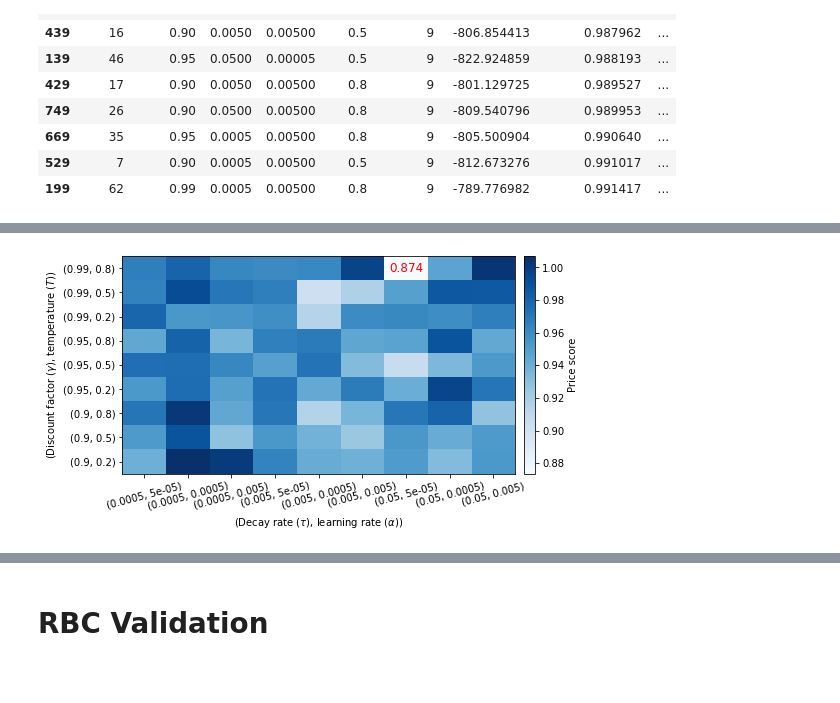
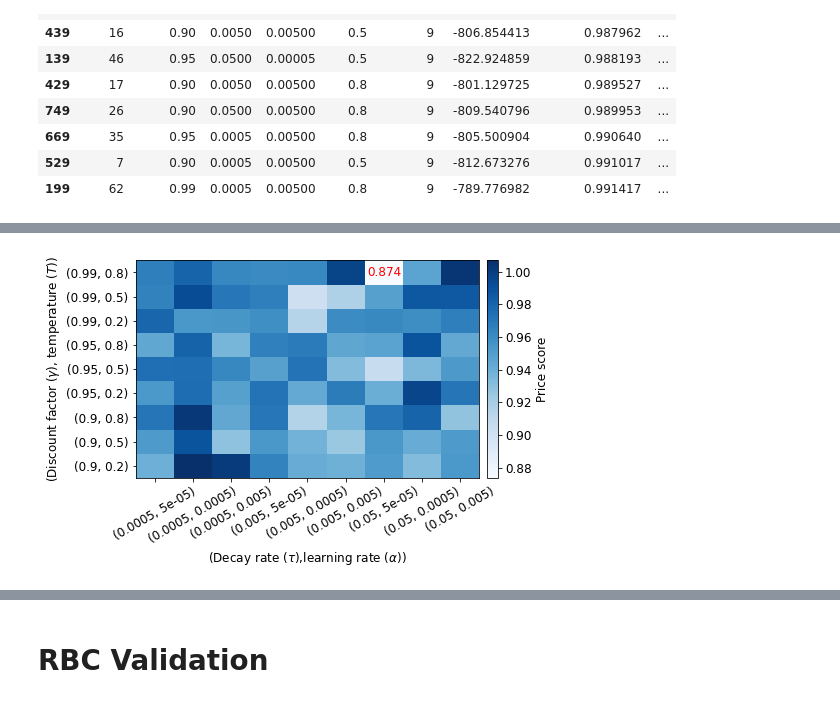
Before and after one commit to intelligent-environments-lab/merlin-apen-2023, a Jupyter notebook: src/experiment_result.ipynb, the cells around one changed output, grey strips where cells are left out. Saved outputs shown, nothing was run; the diff lists cells and outputs as text; code cells hidden in the pictures; blank space fills up the shorter version.

```diff
--- a/src/experiment_result.ipynb
+++ b/src/experiment_result.ipynb
@@ -17,9 +17,9 @@ from experiment import preliminary_setup
 KWARGS = preliminary_setup()
 plt.rcParams['axes.xmargin'] = 0
 plt.rcParams['axes.ymargin'] = 0
-SMALL_FONT = 10
-MEDIUM_FONT = 12
-LARGE_FONT = 14
+SMALL_FONT = 12
+MEDIUM_FONT = 14
+LARGE_FONT = 16
 plt.rcParams['axes.xmargin'] = 0
 plt.rcParams['axes.ymargin'] = 0
 plt.rc('font',size=SMALL_FONT) # controls default text sizes
@@ -30,9 +30,9 @@ plt.rc('ytick',labelsize=SMALL_FONT) # fontsize of the tick labels
 plt.rc('legend',fontsize=SMALL_FONT) # legend fontsize
 plt.rc('figure',titlesize=LARGE_FONT) # fontsize of the figure title
 # %%
-def get_summary(experiment):
+def get_summary(experiment, building_level=False):
     grid = pd.read_csv(os.path.join(KWARGS['misc_directory'],f'{experiment}_grid.csv'))
-    summary = pd.read_csv(os.path.join(KWARGS['summary_directory'],f'{experiment}.csv'))
+    summary = pd.read_csv(os.path.join(KWARGS['summary_directory'],f'{experiment}_brief.csv'))
     summary = grid.merge(summary,on='simulation_id',how='inner')
 
     # score summary
@@ -45,7 +45,9 @@ def get_summary(experiment):
         'net_electricity_consumption_price_without_storage_sum',
         'reward_sum',
     ]
-    score_summary = summary.groupby(['group','simulation_id','episode'])[columns].sum().reset_index()
+    groupby_columns = ['group','simulation_id','episode']
+    groupby_columns += ['building_id'] if building_level else []
+    score_summary = summary.groupby(groupby_columns)[columns].sum().reset_index()
     score_summary['consumption_score'] = score_summary['net_electricity_consumption_sum']\
         /score_summary['net_electricity_consumption_without_storage_sum']
     score_summary['price_score'] = score_summary['net_electricity_consumption_price_sum']\
@@ -53,7 +55,8 @@ def get_summary(experiment):
     score_summary['emission_score'] = score_summary['net_electricity_consumption_emission_sum']\
         /score_summary['net_electricity_consumption_emission_without_storage_sum']
     score_columns = ['consumption_score','price_score','emission_score']
-    score_summary = score_summary.groupby(['group','episode'])[score_columns + ['reward_sum']].mean().reset_index()
+    groupby_columns.remove('simulation_id')
+    score_summary = score_summary.groupby(groupby_columns)[score_columns + ['reward_sum']].mean().reset_index()
     score_summary['average_score'] = score_summary[score_columns].mean(axis=1)
     score_summary['average_price_and_emission_score'] = score_summary[['price_score','emission_score']].mean(axis=1)
 
@@ -164,15 +167,16 @@ plot_data = reward_design_score_summary[
     &(reward_design_score_summary['episode']==9)
 ].copy()
 colors = ['red','blue']
+markers = ['o','^']
 texts = []
 
 for i, (e, plot_data) in enumerate(plot_data.groupby('e')):
     x, y = plot_data['price_score'], plot_data['emission_score']
     lim = (min(x.tolist() + y.tolist()), max(x.tolist() + y.tolist()))
-    ax.scatter(x,y,clip_on=False,color=colors[i],label=f'e={e}')
+    ax.scatter(x,y,clip_on=False,color=colors[i],label=f'e={e}',marker=markers[i])
 
     for x_, y_, w_1, w_2 in plot_data[['price_score','emission_score','w_1','w_2']].to_records(index=False):
-        texts.append(ax.text(x_,y_,f'({round(w_1,1)}, {round(w_2,1)})',ha='center',va='center',color='black',fontsize=8.5))
+        texts.append(ax.text(x_,y_,f'({round(w_1,1)}, {round(w_2,1)})',ha='center',va='center',color='black',fontsize=9.0))
 
 
 ax.spines[['right','top']].set_visible(False)
@@ -237,34 +241,35 @@ cb_pad = 0.02
 labels = ['Price', 'Emission', 'Average']
 columns = ['price_score','emission_score','average_price_and_emission_score']
 
 for c, l in zip(columns,labels):
     plot_data = hyperparameter_design_score_summary[
         hyperparameter_design_score_summary['episode']==9
     ].pivot_table(index=['discount','alpha'],columns=['tau','lr'],values=c)
     x, y, z = plot_data.columns.tolist(), plot_data.index, plot_data.values
     x_labels = [str(x_) for x_ in x]
+    # x_labels = [x_.split(',')[0] + '\n' +  x_.split(',')[1] for x_ in x_labels]
     y_labels = [str(y_) for y_ in y]
     x = list(range(len(x)))
     y = list(range(len(y)))
-    fig, ax = plt.subplots(1,1,figsize=(8,4))
+    fig, ax = plt.subplots(1,1,figsize=(7,4))
     pcm = ax.pcolormesh(x,y,z,shading=shading,cmap=cmap)
-    ax.set_xlabel(r'(Decay rate ($\tau$), learning rate ($\alpha$))')
+    ax.set_xlabel(r'(Decay rate ($\tau$),learning rate ($\alpha$))')
     ax.set_ylabel(r'(Discount factor ($\gamma$), temperature ($T$))')
     ax.set_xticks(x)
     ax.set_yticks(y)
     ax.set_xticklabels(x_labels)
     ax.set_yticklabels(y_labels)
 
     for (i, j), v in np.ndenumerate(plot_data):
         if v == z.min():
             ax.text(j,i,f'{v:0.3f}',ha='center',va='center',color='red',fontsize=12)
         else:
             continue
 
-    ax.tick_params('x',which='both',rotation=15)
+    ax.tick_params('x',which='both',rotation=30)
     _ = fig.colorbar(pcm,ax=ax,fraction=0.1,pad=cb_pad,label=f'{l} score')
     filepath = os.path.join(KWARGS['figure_directory'],f'hyperparameter_design_{l.lower()}_heat_map.pdf')
     plt.savefig(filepath,transparent=True,bbox_inches='tight')
     plt.show()
 # %% [output]
-[figure, old version]
+[figure, new version]
```
Also changed, not shown: parts of 13 cells of this notebook, 1 other file.
